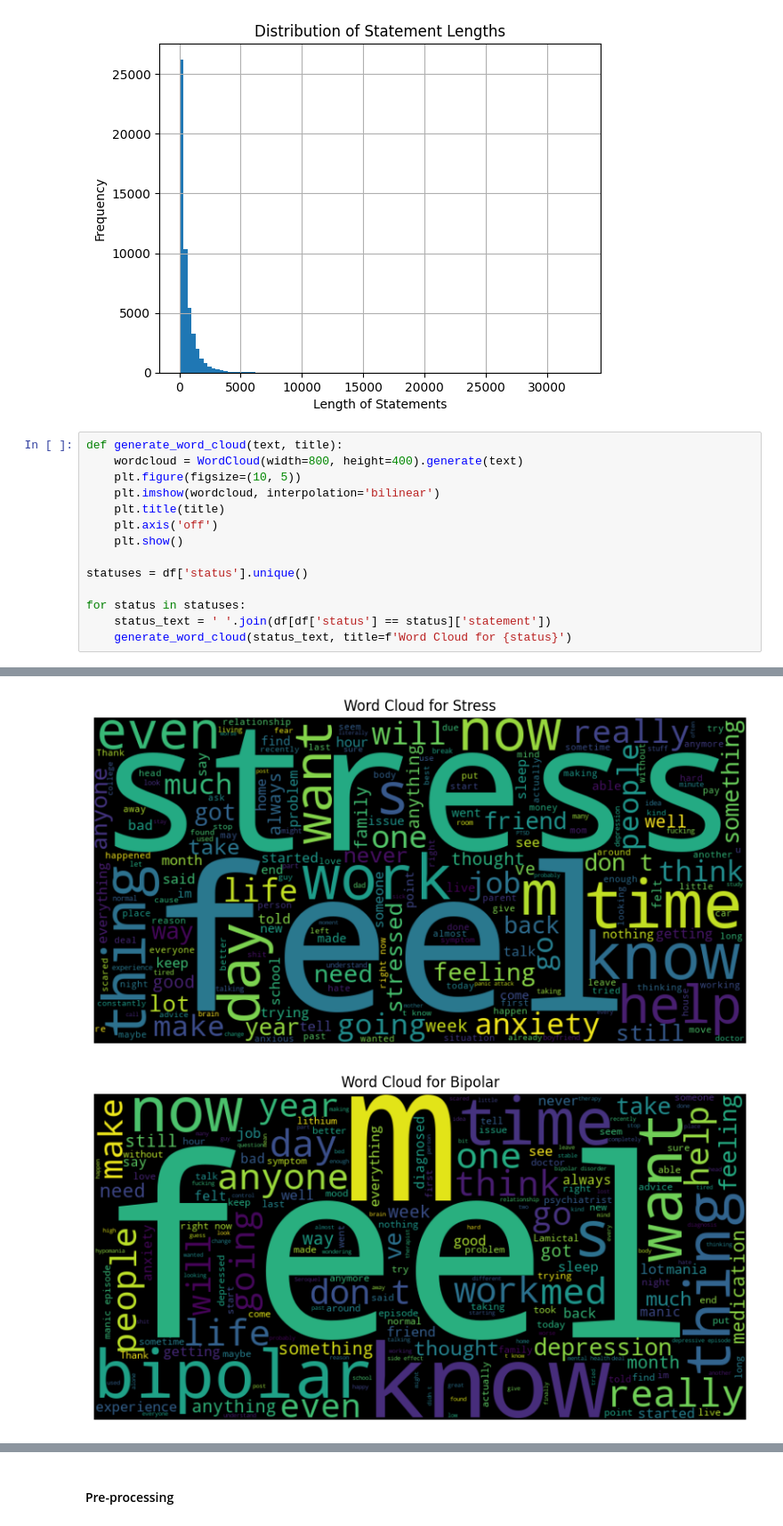
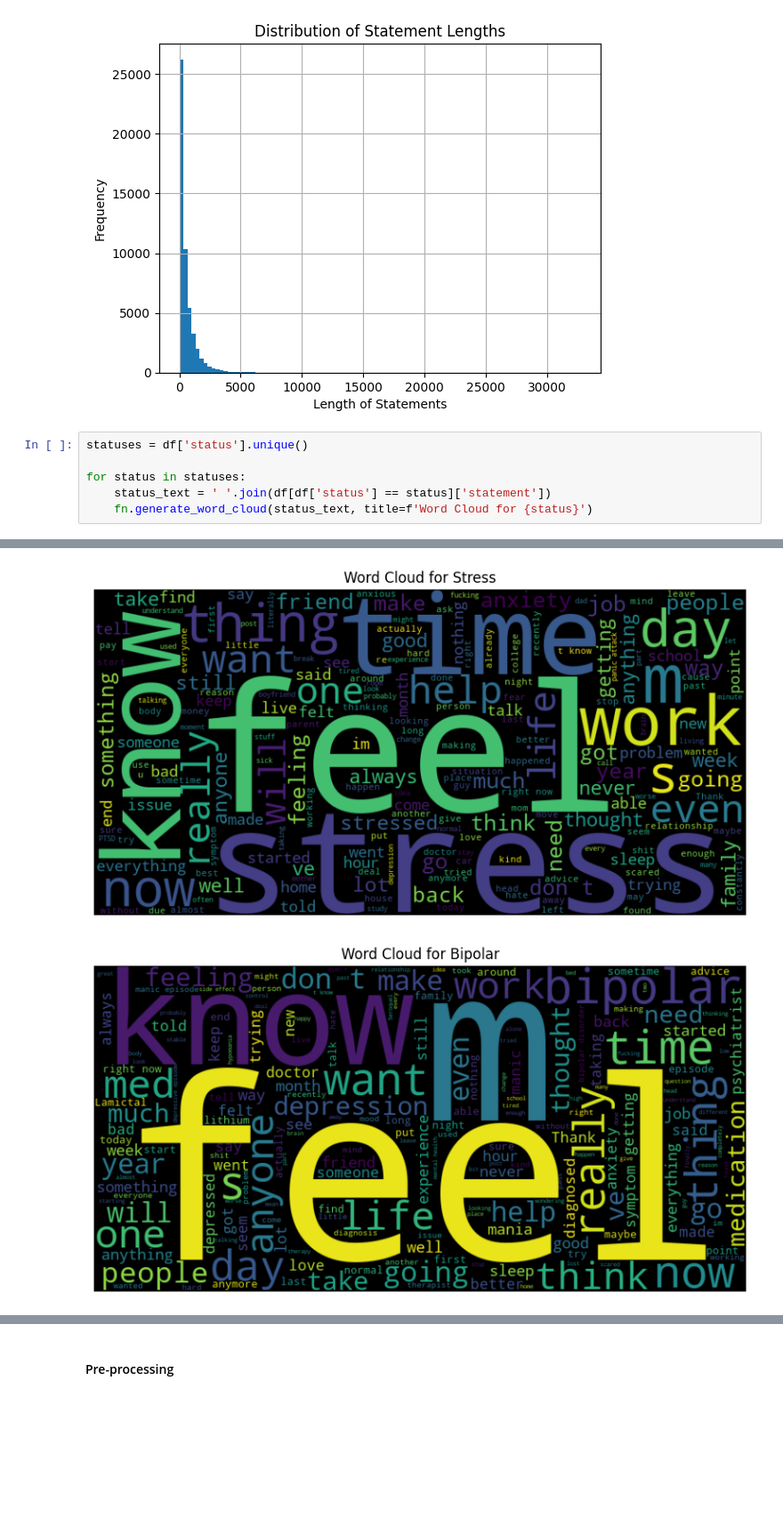
Before and after one commit to georgeandr/mental-health-chatbot-and-sentiment-analysis, a Jupyter notebook: sentiment analysis.ipynb, the cells around one changed output, grey strips where cells are left out. Shown at 89% size. Cells and saved outputs as stored; diff of their text form; blank space fills up the shorter version.

```diff
--- a/sentiment analysis.ipynb
+++ b/sentiment analysis.ipynb
@@ -154,17 +174,9 @@ max      32759.000000
 Name: statement_length, dtype: float64
 [figure]
 # %%
-def generate_word_cloud(text, title):
-    wordcloud = WordCloud(width=800, height=400).generate(text)
-    plt.figure(figsize=(10, 5))
-    plt.imshow(wordcloud, interpolation='bilinear')
-    plt.title(title)
-    plt.axis('off')
-    plt.show()
-
 statuses = df['status'].unique()
 
 for status in statuses:
     status_text = ' '.join(df[df['status'] == status]['statement'])
-    generate_word_cloud(status_text, title=f'Word Cloud for {status}')
+    fn.generate_word_cloud(status_text, title=f'Word Cloud for {status}')
 # %% [output]
@@ -175,2 +187,2 @@ for status in statuses:
-[figure, old version]
+[figure, new version]
-[figure, old version]
+[figure, new version]
```
Also changed, not shown: parts of 9 cells of this notebook.
